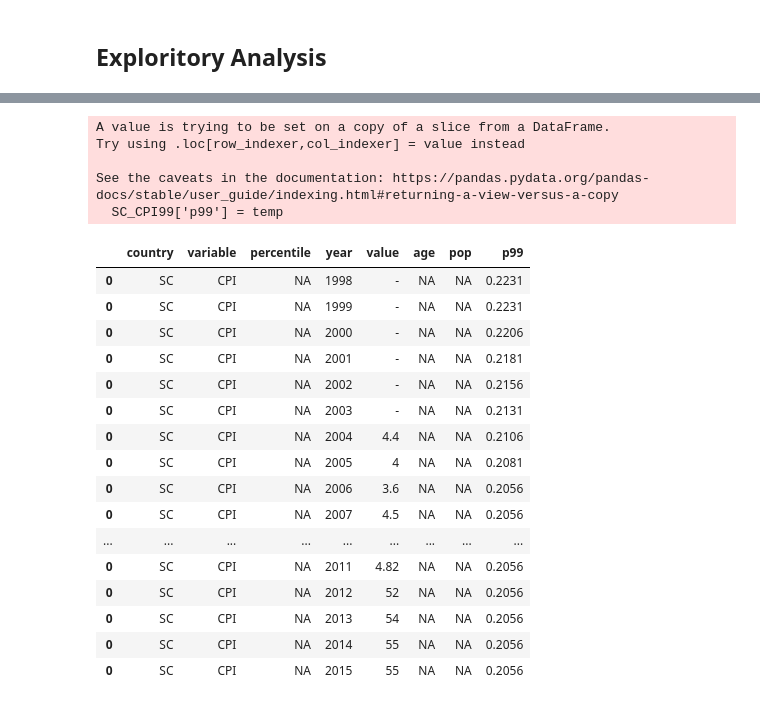
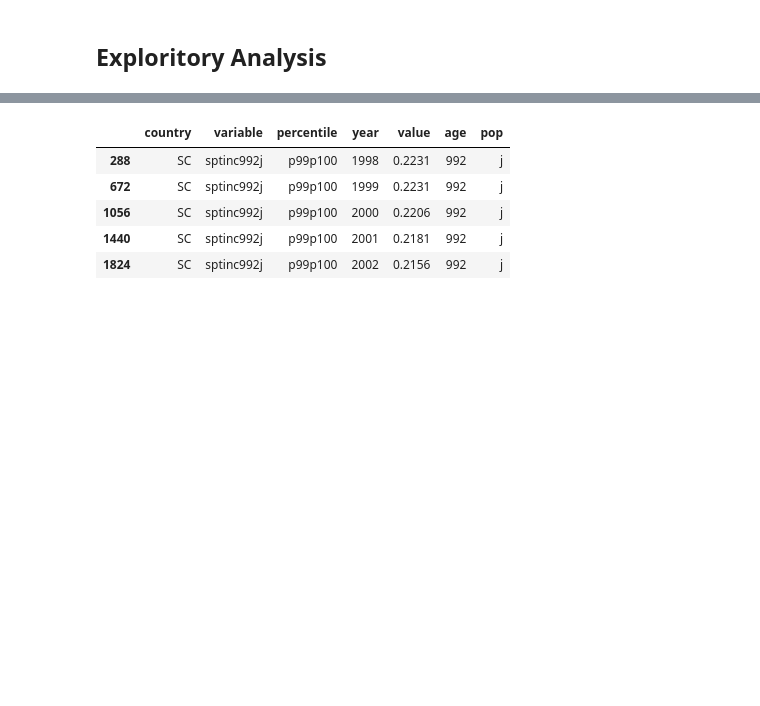
Before and after one commit to data301-2021-winter1/group35-project, a Jupyter notebook: notebooks/analysis1.ipynb, the cells around one changed output, grey strips where cells are left out. Cells and saved outputs as stored; diff of their text form; code cells hidden in the pictures; blank space fills up the shorter version.

Commit message:
Initial Exploritory Data analysis complete

```diff
--- a/notebooks/analysis1.ipynb
+++ b/notebooks/analysis1.ipynb
@@ -34,31 +57,12 @@ CID
 # %%
 SC = CID.loc[CID['country'] == 'SC']
 SC_CPI = SC.loc[SC['variable'] == 'CPI']
 SC_99 = SC.loc[SC['percentile'] == 'p99p100']
-SC_CPI99 = SC_CPI
-temp = SC_99['value'].tolist()
-SC_CPI99['p99'] = temp
-SC_CPI99
+SC_99.head()
 # %% [output]
-A value is trying to be set on a copy of a slice from a DataFrame.
-Try using .loc[row_indexer,col_indexer] = value instead
-
-See the caveats in the documentation: https://pandas.pydata.org/pandas-docs/stable/user_guide/indexing.html#returning-a-view-versus-a-copy
-  SC_CPI99['p99'] = temp
-|  | country | variable | percentile | year | value | age | pop | p99 |
-| 0 | SC | CPI | NA | 1998 | - | NA | NA | 0.2231 |
-| 0 | SC | CPI | NA | 1999 | - | NA | NA | 0.2231 |
-| 0 | SC | CPI | NA | 2000 | - | NA | NA | 0.2206 |
-| 0 | SC | CPI | NA | 2001 | - | NA | NA | 0.2181 |
-| 0 | SC | CPI | NA | 2002 | - | NA | NA | 0.2156 |
-| 0 | SC | CPI | NA | 2003 | - | NA | NA | 0.2131 |
-| 0 | SC | CPI | NA | 2004 | 4.4 | NA | NA | 0.2106 |
-| 0 | SC | CPI | NA | 2005 | 4 | NA | NA | 0.2081 |
-| 0 | SC | CPI | NA | 2006 | 3.6 | NA | NA | 0.2056 |
-| 0 | SC | CPI | NA | 2007 | 4.5 | NA | NA | 0.2056 |
-| ... | ... | ... | ... | ... | ... | ... | ... | ... |
-| 0 | SC | CPI | NA | 2011 | 4.82 | NA | NA | 0.2056 |
-| 0 | SC | CPI | NA | 2012 | 52 | NA | NA | 0.2056 |
-| 0 | SC | CPI | NA | 2013 | 54 | NA | NA | 0.2056 |
-| 0 | SC | CPI | NA | 2014 | 55 | NA | NA | 0.2056 |
-| 0 | SC | CPI | NA | 2015 | 55 | NA | NA | 0.2056 |
+|  | country | variable | percentile | year | value | age | pop |
+| 288 | SC | sptinc992j | p99p100 | 1998 | 0.2231 | 992 | j |
+| 672 | SC | sptinc992j | p99p100 | 1999 | 0.2231 | 992 | j |
+| 1056 | SC | sptinc992j | p99p100 | 2000 | 0.2206 | 992 | j |
+| 1440 | SC | sptinc992j | p99p100 | 2001 | 0.2181 | 992 | j |
+| 1824 | SC | sptinc992j | p99p100 | 2002 | 0.2156 | 992 | j |
```
Also changed, not shown: parts of 21 cells of this notebook, 1 other file.
